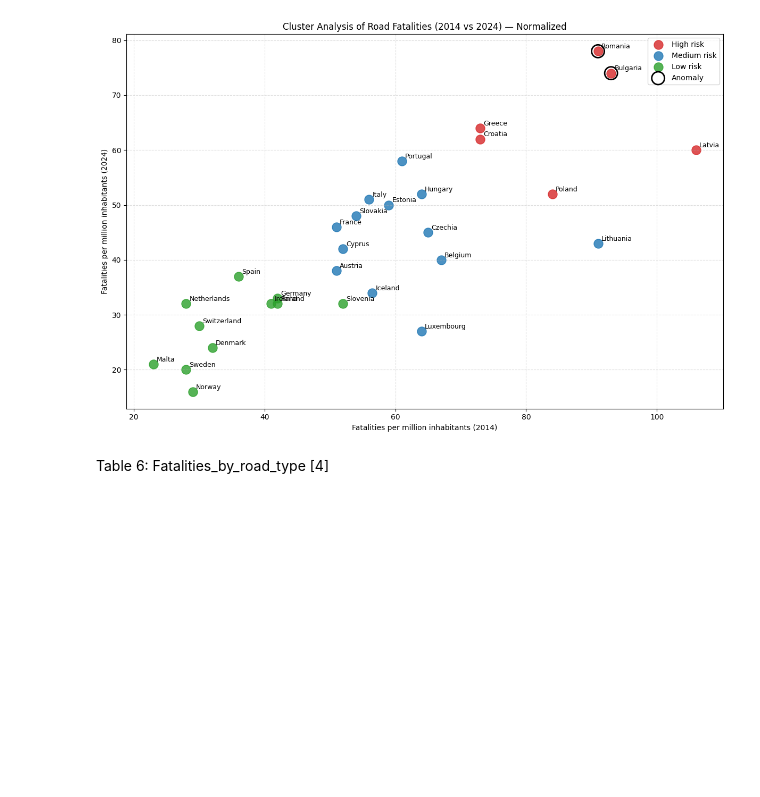
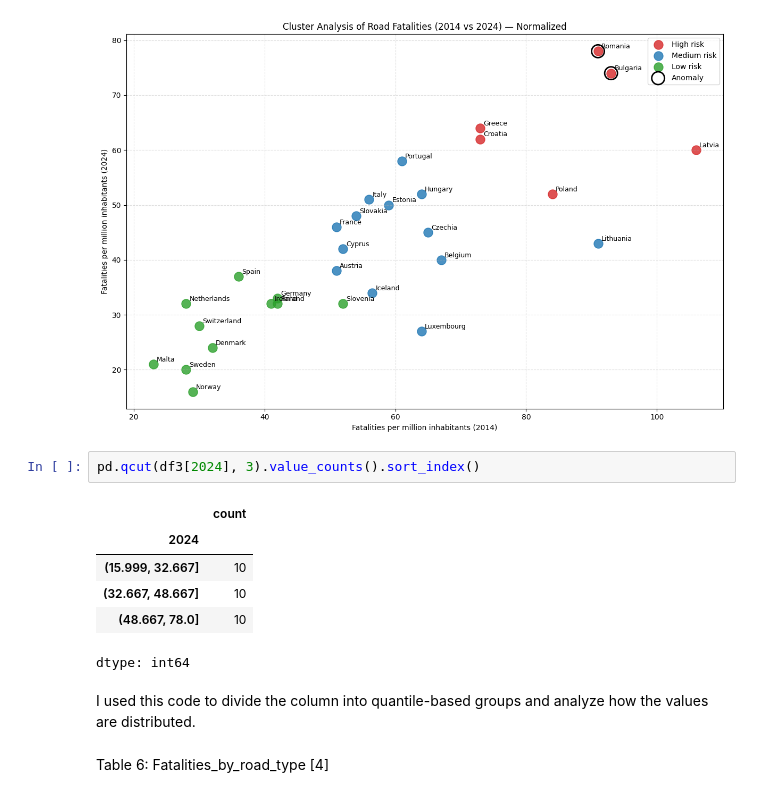
Before and after one commit to borisyotsov/Road-Safety-in-Bulgaria-Impact-of-Traffic-and-Infrastructure-on-Accident-Rates, a Jupyter notebook: Road_Safety_Project.ipynb, the cells around one changed output. Cells and saved outputs as stored; diff of their text form; blank space fills up the shorter version.

Commit message:
pd.qcut for dividing the counties into in groups

```diff
--- a/Road_Safety_Project.ipynb
+++ b/Road_Safety_Project.ipynb
@@ -645,6 +645,17 @@ plt.tight_layout()
 plt.show()
 # %% [output]
 [figure]
+# %%
+pd.qcut(df3[2024], 3).value_counts().sort_index()
+# %% [output]
+|  | count |
+| 2024 |  |
+| (15.999, 32.667] | 10 |
+| (32.667, 48.667] | 10 |
+| (48.667, 78.0] | 10 |
+dtype: int64
+# %% [markdown]
+I used this code to divide the column into quantile-based groups and analyze how the values are distributed.
 # %% [markdown]
 Table 6: Fatalities_by_road_type [4]
 # %%
```
Also changed, not shown: parts of 20 cells of this notebook.
